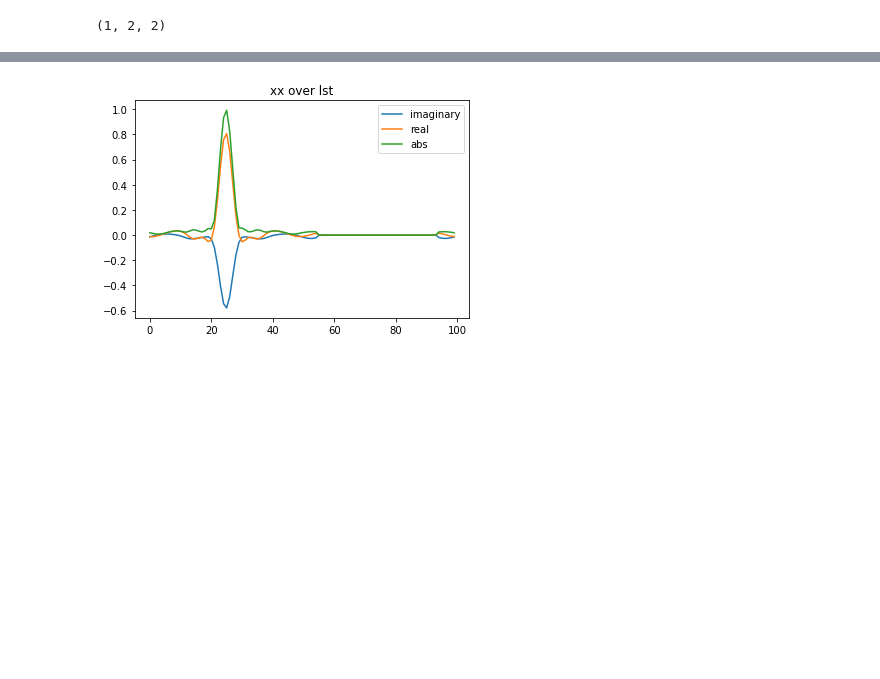
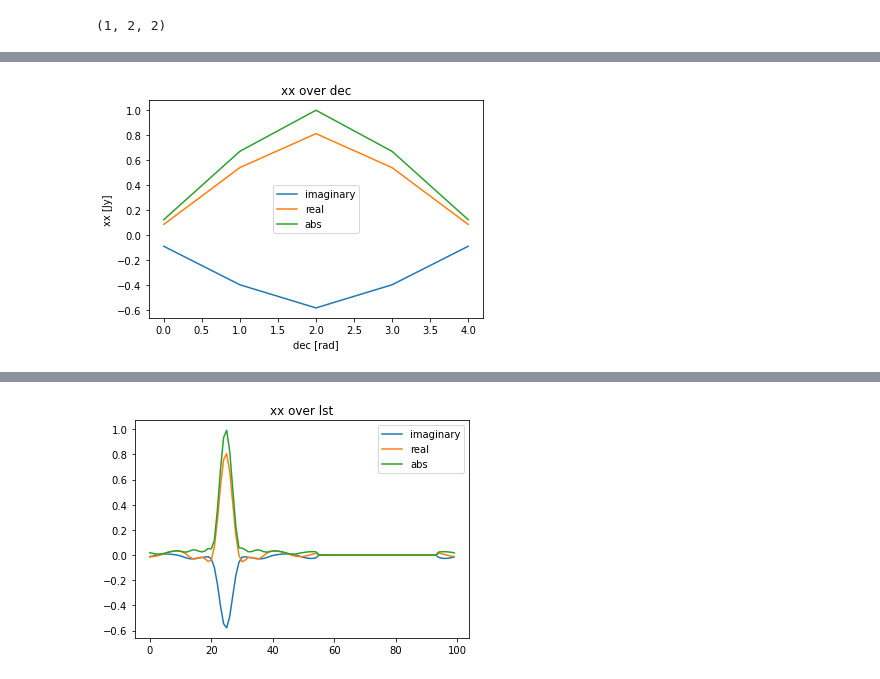
Before and after one commit to 3276908917/skyflux, a Jupyter notebook: notebooks/debugging/pure_J.ipynb, the cells around one changed output, grey strips where cells are left out. Drawn from its saved outputs; the diff is of its cells as text; code cells hidden in the pictures; blank space fills up the shorter version.

```diff
--- a/notebooks/debugging/pure_J.ipynb
+++ b/notebooks/debugging/pure_J.ipynb
@@ -131,0 +152,26 @@ plt.show()
+# %%
+ra_raf = np.radians(59.98479)
+dec_raf = -40.72
+list_xx_over_dec = []
+list_yy_over_dec = []
+list_dec = []
+
+while dec_raf <= -20.72:
+    J_raf = sf.stokes.create_J(
+        ra=ra_raf, dec=np.radians(dec_raf), lst=np.pi/3, radians=True
+    )
+    list_dec.append(dec_raf)
+    list_xx_over_dec.append(J_raf[0][0][0])
+    list_yy_over_dec.append(J_raf[0][1][1])
+    dec_raf += 5
+
+dict_dec = {
+    'label': 'dec',
+    'dec': list_dec,
+    'xx': np.array(list_xx_over_dec),
+    'yy': np.array(list_yy_over_dec)
+}
+# %%
+stokes_plotter(dict_dec, 'xx')
+# %% [output]
+[figure, added]
```
Also changed, not shown: parts of 10 cells of this notebook.
